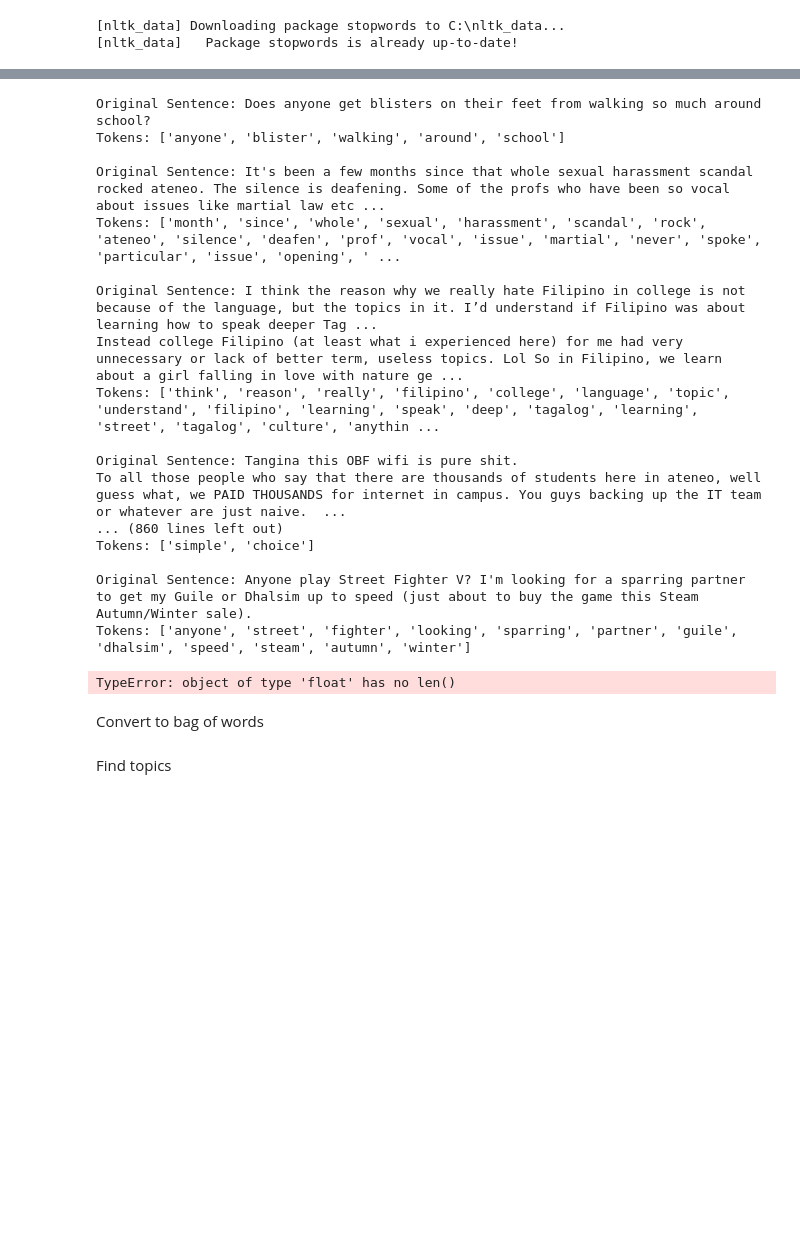
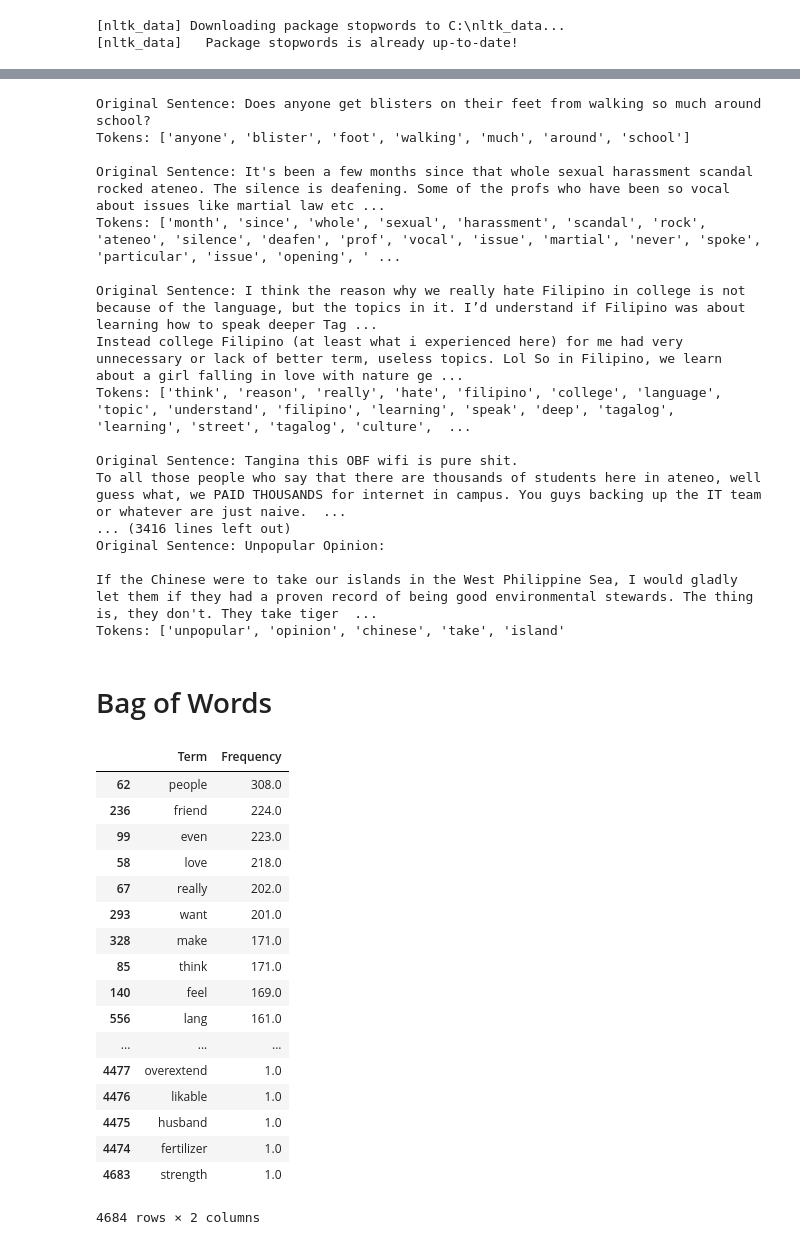
Before and after one commit to carlomendowza/CS129.18-Project, a Jupyter notebook: Topic Modelling LDA.ipynb, the cells around one changed output, grey strips where cells are left out. Cells and saved outputs as stored; diff of their text form; code cells hidden in the pictures; blank space fills up the shorter version.

Commit message:
Organize directory and fix topic modelling LDA

```diff
--- a/Topic Modelling LDA.ipynb
+++ b/Topic Modelling LDA.ipynb
@@ -45,18 +49,25 @@ def get_lemma2(word):
 # %%
 nltk.download('stopwords')
 en_stop = set(nltk.corpus.stopwords.words('english'))
+fil_stop = []
+with open('assets/stop_words_ph.txt') as f:
+    fil_stop.append(f.readlines())
 # %% [output]
 [nltk_data] Downloading package stopwords to C:\nltk_data...
 [nltk_data]   Package stopwords is already up-to-date!
 # %%
+# Filters here
+unwanted = ['like', 'know']
 def prepare_text_for_lda(text):
     tokens = tokenize(text)
-    tokens = [token for token in tokens if len(token) > 4]
+    tokens = [token for token in tokens if len(token) > 3]
+    tokens = [token for token in tokens if token not in unwanted]
     tokens = [token for token in tokens if token not in en_stop]
+    tokens = [token for token in tokens if token not in fil_stop]
     tokens = [get_lemma(token) for token in tokens]
     return tokens
 # %%
 text_data = []
-df = pd.read_csv('posts_data.csv')
+df = pd.read_csv('data/posts_data.csv')
 data = df['Body']
-data
+data.dropna(inplace=True)
@@ -81,31 +74,28 @@ Name: Body, Length: 1663, dtype: object
 # %%
 for line in data:
     tokens = prepare_text_for_lda(line)
-    if random.random() > .99:
-        print(tokens)
-        text_data.append(tokens)
+    text_data.append(tokens)
     print('Original Sentence:', line)
     print('Tokens:', tokens)
     print()
 # %% [output]
 Original Sentence: Does anyone get blisters on their feet from walking so much around school?
-Tokens: ['anyone', 'blister', 'walking', 'around', 'school']
+Tokens: ['anyone', 'blister', 'foot', 'walking', 'much', 'around', 'school']
 
 Original Sentence: It's been a few months since that whole sexual harassment scandal rocked ateneo. The silence is deafening. Some of the profs who have been so vocal about issues like martial law etc ...
 Tokens: ['month', 'since', 'whole', 'sexual', 'harassment', 'scandal', 'rock', 'ateneo', 'silence', 'deafen', 'prof', 'vocal', 'issue', 'martial', 'never', 'spoke', 'particular', 'issue', 'opening', ' ...
 
 Original Sentence: I think the reason why we really hate Filipino in college is not because of the language, but the topics in it. I’d understand if Filipino was about learning how to speak deeper Tag ...
 Instead college Filipino (at least what i experienced here) for me had very unnecessary or lack of better term, useless topics. Lol So in Filipino, we learn about a girl falling in love with nature ge ...
-Tokens: ['think', 'reason', 'really', 'filipino', 'college', 'language', 'topic', 'understand', 'filipino', 'learning', 'speak', 'deep', 'tagalog', 'learning', 'street', 'tagalog', 'culture', 'anythin ...
+Tokens: ['think', 'reason', 'really', 'hate', 'filipino', 'college', 'language', 'topic', 'understand', 'filipino', 'learning', 'speak', 'deep', 'tagalog', 'learning', 'street', 'tagalog', 'culture',  ...
 
 Original Sentence: Tangina this OBF wifi is pure shit.
 To all those people who say that there are thousands of students here in ateneo, well guess what, we PAID THOUSANDS for internet in campus. You guys backing up the IT team or whatever are just naive.  ...
-... (860 lines left out)
-Tokens: ['simple', 'choice']
+... (3416 lines left out)
+Original Sentence: Unpopular Opinion:
 
-Original Sentence: Anyone play Street Fighter V? I'm looking for a sparring partner to get my Guile or Dhalsim up to speed (just about to buy the game this Steam Autumn/Winter sale).
-Tokens: ['anyone', 'street', 'fighter', 'looking', 'sparring', 'partner', 'guile', 'dhalsim', 'speed', 'steam', 'autumn', 'winter']
+If the Chinese were to take our islands in the West Philippine Sea, I would gladly let them if they had a proven record of being good environmental stewards. The thing is, they don't. They take tiger  ...
+Tokens: ['unpopular', 'opinion', 'chinese', 'take', 'island'
-TypeError: object of type 'float' has no len()
-# %% [markdown]
-Convert to bag of words
+# %% [markdown]
+# Bag of Words
 # %%
@@ -118,2 +107,29 @@ dictionary.save('dictionary.gensim')
-# %% [markdown]
-Find topics
+# %%
+# Analysis of term frequency
+vocab = list(dictionary.values()) #list of terms in the dictionary
+vocab_tf = [dict(i) for i in corpus]
+vocab_tf = pd.DataFrame(vocab_tf).sum(axis=0) #list of term frequencies
+
+test_df = pd.DataFrame()
+test_df['Term'] = dictionary.values()
+test_df['Frequency'] = vocab_tf
+test_df.sort_values(by='Frequency', ascending=False)
+# %% [output]
+|  | Term | Frequency |
+| 62 | people | 308.0 |
+| 236 | friend | 224.0 |
+| 99 | even | 223.0 |
+| 58 | love | 218.0 |
+| 67 | really | 202.0 |
+| 293 | want | 201.0 |
+| 328 | make | 171.0 |
+| 85 | think | 171.0 |
+| 140 | feel | 169.0 |
+| 556 | lang | 161.0 |
+| ... | ... | ... |
+| 4477 | overextend | 1.0 |
+| 4476 | likable | 1.0 |
+| 4475 | husband | 1.0 |
+| 4474 | fertilizer | 1.0 |
+| 4683 | strength | 1.0 |
+4684 rows × 2 columns
```
Also changed, not shown: parts of 10 cells of this notebook, 20 other files.
